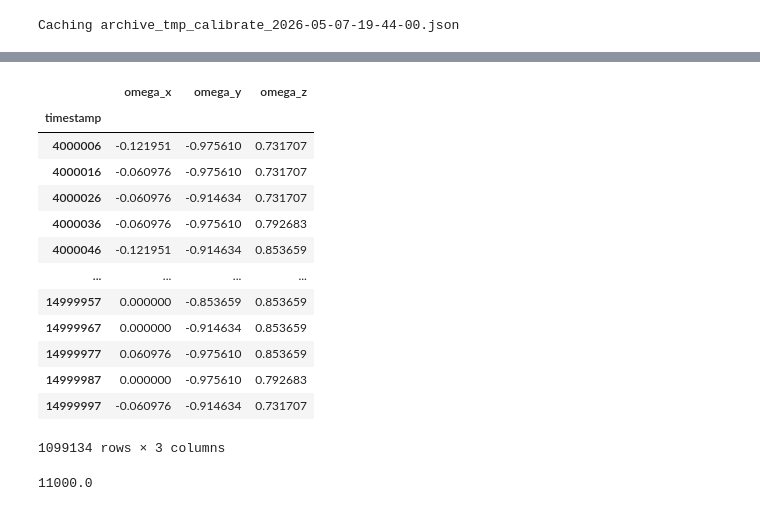
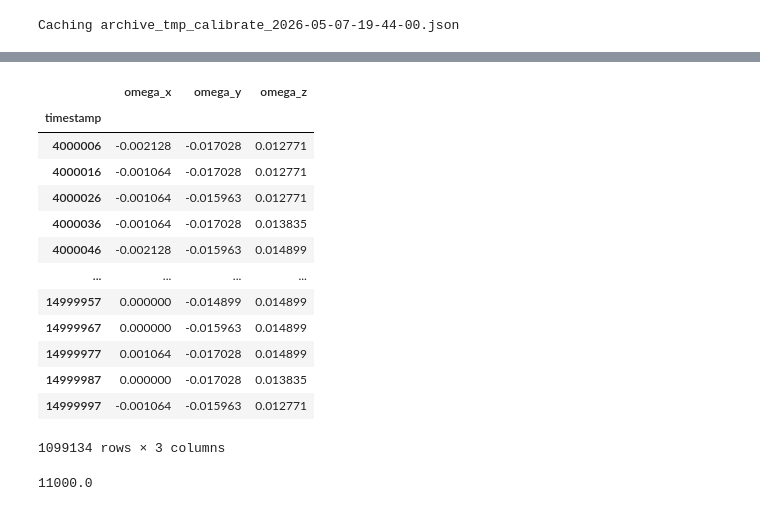
Before and after one commit to D0ugins/srs, a Jupyter notebook: backend/src/notebooks/calibrate.ipynb, the cells around one changed output, grey strips where cells are left out. Saved outputs shown, nothing was run; the diff lists cells and outputs as text; code cells hidden in the pictures.

```diff
--- a/backend/src/notebooks/calibrate.ipynb
+++ b/backend/src/notebooks/calibrate.ipynb
@@ -22,7 +23,7 @@ idx = 0
 camera_starts = get_camera_starts(fit)
 camera_ends = get_camera_ends(fit)
 start, end = camera_starts[idx], camera_ends[idx]
-bag_folder = f"{DATA_PATH}/archive/tmp/calibrate/large_data{idx}"
+bag_folder = f"{DATA_PATH}/archive/tmp/calibrate/new_data{idx}"
 os.makedirs(bag_folder, exist_ok=True)
 # %% [markdown]
 ## IMU
@@ -96,11 +103,16 @@ progress = tqdm(total=frame_count, desc="Saving frames")
 
 saved_frames = 0
 os.makedirs(os.path.join(bag_folder, "cam0"), exist_ok=True)
+STRIDE = 4
+i = 0
 try:
     while True:
         ok, frame = cap.read()
         if not ok:
             break
+        i += 1
+        if i % STRIDE != 0:
+            continue
 
         timestamp_ms = start + cap.get(cv2.CAP_PROP_POS_MSEC)
         timestamp_ns = int(round(timestamp_ms * 1_000_000))
@@ -122,0 +237,33 @@ saved_frames
+# %%
+# --- camera angular velocity (camera frame) vs IMU gyro ---
+P = poses.reset_index(drop=True)
+w_rows = []
+for i in range(len(P) - 1):
+    dt = (P.timestamp[i + 1] - P.timestamp[i]) / 1e9
+    if dt <= 0 or dt > 0.1:   # skip frame dropouts (>100ms gap)
+        continue
+    dR = P.R_cw[i] @ P.R_cw[i + 1].T          # camera-frame relative rotation
+    w = Rotation.from_matrix(dR).as_rotvec() / dt
+    w_rows.append(((P.timestamp[i] + P.timestamp[i + 1]) // 2, *w))
+cam_w = pd.DataFrame(w_rows, columns=['timestamp', 'wx', 'wy', 'wz']).sort_values('timestamp').reset_index(drop=True)
+
+if len(cam_w) > 11:  # light smoothing -- differentiation amplifies pose noise
+    for c in ['wx', 'wy', 'wz']:
+        cam_w[c] = savgol_filter(cam_w[c], 11, 2)
+
+m = pd.merge_asof(cam_w, imu_df[['timestamp', 'omega_x', 'omega_y', 'omega_z']],
+                  on='timestamp', direction='nearest')
+
+
+fig = make_subplots(rows=3, cols=1, shared_xaxes=True, subplot_titles=['x', 'y', 'z'])
+for r, (cw, iw) in enumerate([('wx', 'omega_x'), ('wy', 'omega_y'), ('wz', 'omega_z')], start=1):
+    fig.add_scatter(x=m.timestamp, y=m[cw], name=f'cam {cw}', legendgroup=cw, row=r, col=1)
+    fig.add_scatter(x=m.timestamp, y=m[iw], name=f'imu {iw}', legendgroup=iw, row=r, col=1)
+fig.update_layout(height=700, title='Angular velocity: camera (camera frame) vs IMU gyro')
+fig
+# %%
+# compare imu gryo magnitude camera angular velocity magnitude
+m['cam_w_mag'] = np.sqrt(m.wx**2 + m.wy**2 + m.wz**2)
+m['imu_w_mag'] = np.sqrt(m.omega_x**2 + m.omega_y**2 + m.omega_z**2)
+fig = px.line(m, x='timestamp', y=['cam_w_mag', 'imu_w_mag'], labels={'timestamp': 'timestamp [ns]', 'value': 'angular velocity magnitude [rad/s]'}, title='Angular velocity magnitude: camera vs IMU gyro')
+fig.show()
@@ -153,20 +370,21 @@ accel
 # %%
 gyro_cal = calibration_data['gyroscope']
 gyro_raw, gyro_data, gyro_fs = get_sensor_data(gyro_cal, fit['gyroscope_data_mesgs'], {'omega_x': 'gyro_x', 'omega_y': 'gyro_y', 'omega_z': 'gyro_z'})
-gyro = gyro_data.drop(columns=['timestamp']).loc[start:end]
+gyro = gyro_data.loc[start:end].drop(columns=['timestamp'])
+gyro *= (np.pi / 180)
 gyro
 # %% [output]
 |  | omega_x | omega_y | omega_z |
 | timestamp |  |  |  |
-| 4000006 | -0.121951 | -0.975610 | 0.731707 |
-| 4000016 | -0.060976 | -0.975610 | 0.731707 |
-| 4000026 | -0.060976 | -0.914634 | 0.731707 |
-| 4000036 | -0.060976 | -0.975610 | 0.792683 |
-| 4000046 | -0.121951 | -0.914634 | 0.853659 |
+| 4000006 | -0.002128 | -0.017028 | 0.012771 |
+| 4000016 | -0.001064 | -0.017028 | 0.012771 |
+| 4000026 | -0.001064 | -0.015963 | 0.012771 |
+| 4000036 | -0.001064 | -0.017028 | 0.013835 |
+| 4000046 | -0.002128 | -0.015963 | 0.014899 |
 | ... | ... | ... | ... |
-| 14999957 | 0.000000 | -0.853659 | 0.853659 |
-| 14999967 | 0.000000 | -0.914634 | 0.853659 |
-| 14999977 | 0.060976 | -0.975610 | 0.853659 |
-| 14999987 | 0.000000 | -0.975610 | 0.792683 |
-| 14999997 | -0.060976 | -0.914634 | 0.731707 |
+| 14999957 | 0.000000 | -0.014899 | 0.014899 |
+| 14999967 | 0.000000 | -0.015963 | 0.014899 |
+| 14999977 | 0.001064 | -0.017028 | 0.014899 |
+| 14999987 | 0.000000 | -0.017028 | 0.013835 |
+| 14999997 | -0.001064 | -0.015963 | 0.012771 |
 1099134 rows × 3 columns
```
Also changed, not shown: parts of 18 cells of this notebook, 4 other files.
